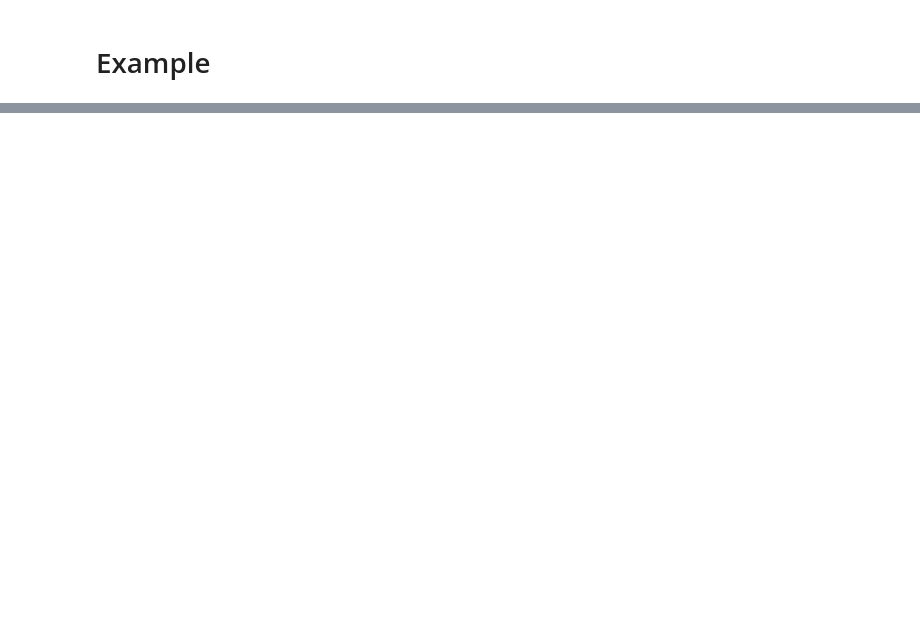
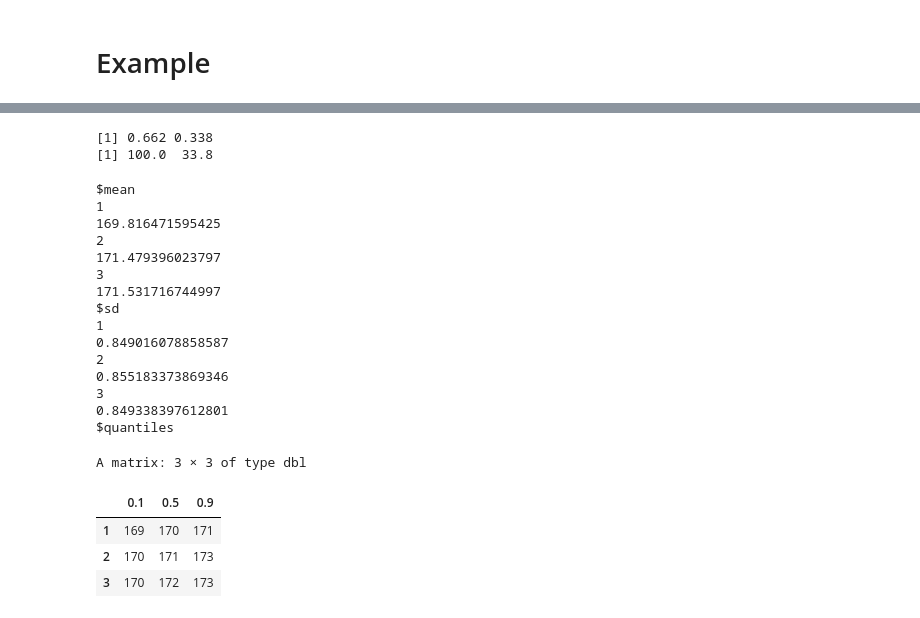
Before and after one commit to StatFunGen/statgen-prerequisites, a Jupyter notebook: 10_3_bayesian_model_averaging.ipynb, the cells around one changed output, grey strips where cells are left out. Drawn from its saved outputs; the diff is of its cells as text; code cells hidden in the pictures; blank space fills up the shorter version.

```diff
--- a/10_3_bayesian_model_averaging.ipynb
+++ b/10_3_bayesian_model_averaging.ipynb
@@ -83,0 +128,6 @@ Model averaging helps combine the strengths of multiple models, offering more re
+# %%
+# Perform BMA for linear regression
+bma_result <- bicreg(genotype, height_values, strict=FALSE)
+
+# Summary of the BMA results
+summary(bma_result)
@@ -83,0 +151,38 @@ Model averaging helps combine the strengths of multiple models, offering more re
+# %%
+# Print the posterior probabilities of each model
+print(bma_result$postprob)
+
+# Print posterior inclusion probabilities for each variable
+print(bma_result$probne0)
+# %% [output]
+[1] 0.662 0.338
+[1] 100.0  33.8
+# %%
+new_genotype1 <- c(0,1,1)
+new_genotype2 <- c(1,2,1)
+# Make predictions using BMA
+new_data <- matrix(c(new_genotype1, new_genotype2), ncol=2)
+colnames(new_data) <- paste0("X", 1:2)
+predictions <- predict(bma_result, newdata=new_data)
+predictions
+# %% [output]
+$mean
+1
+169.816471595425
+2
+171.479396023797
+3
+171.531716744997
+$sd
+1
+0.849016078858587
+2
+0.855183373869346
+3
+0.849338397612801
+$quantiles
+A matrix: 3 × 3 of type dbl
+|  | 0.1 | 0.5 | 0.9 |
+| 1 | 169 | 170 | 171 |
+| 2 | 170 | 171 | 173 |
+| 3 | 170 | 172 | 173 |
```
Also changed, not shown: parts of 9 cells of this notebook.
